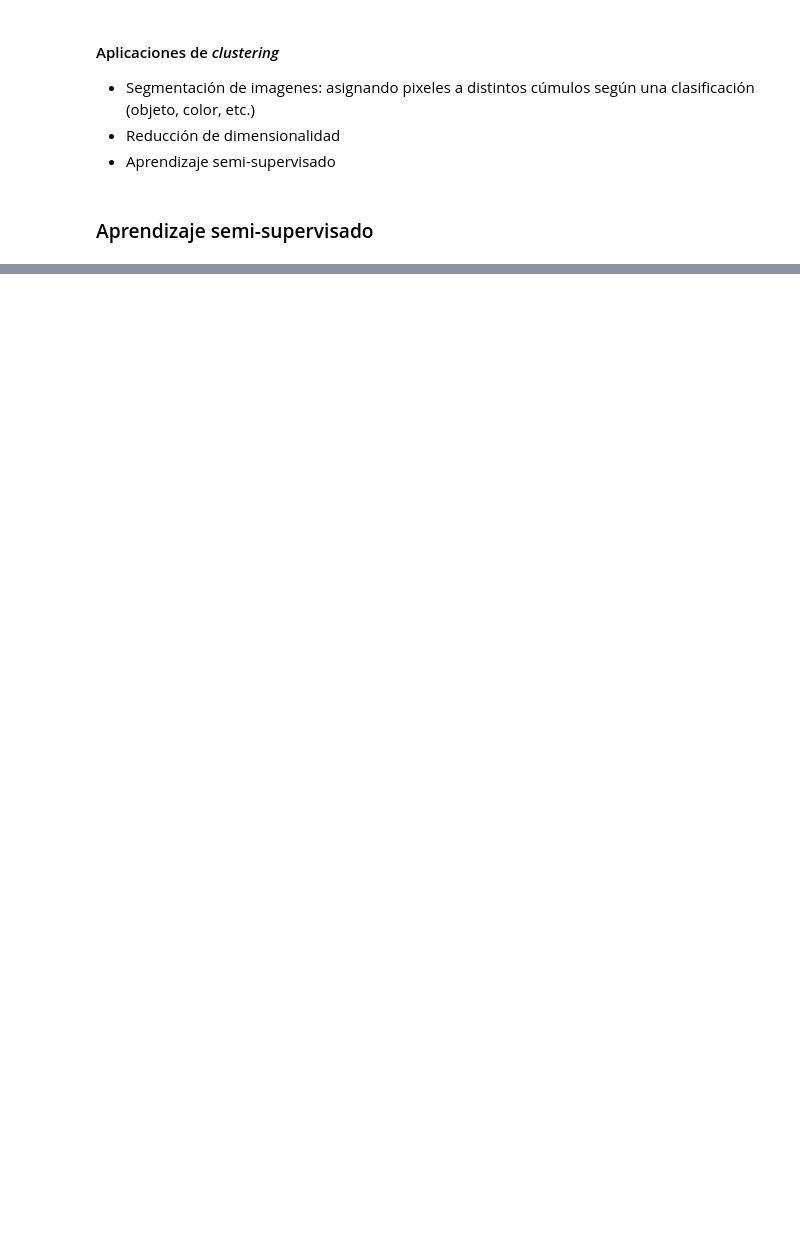
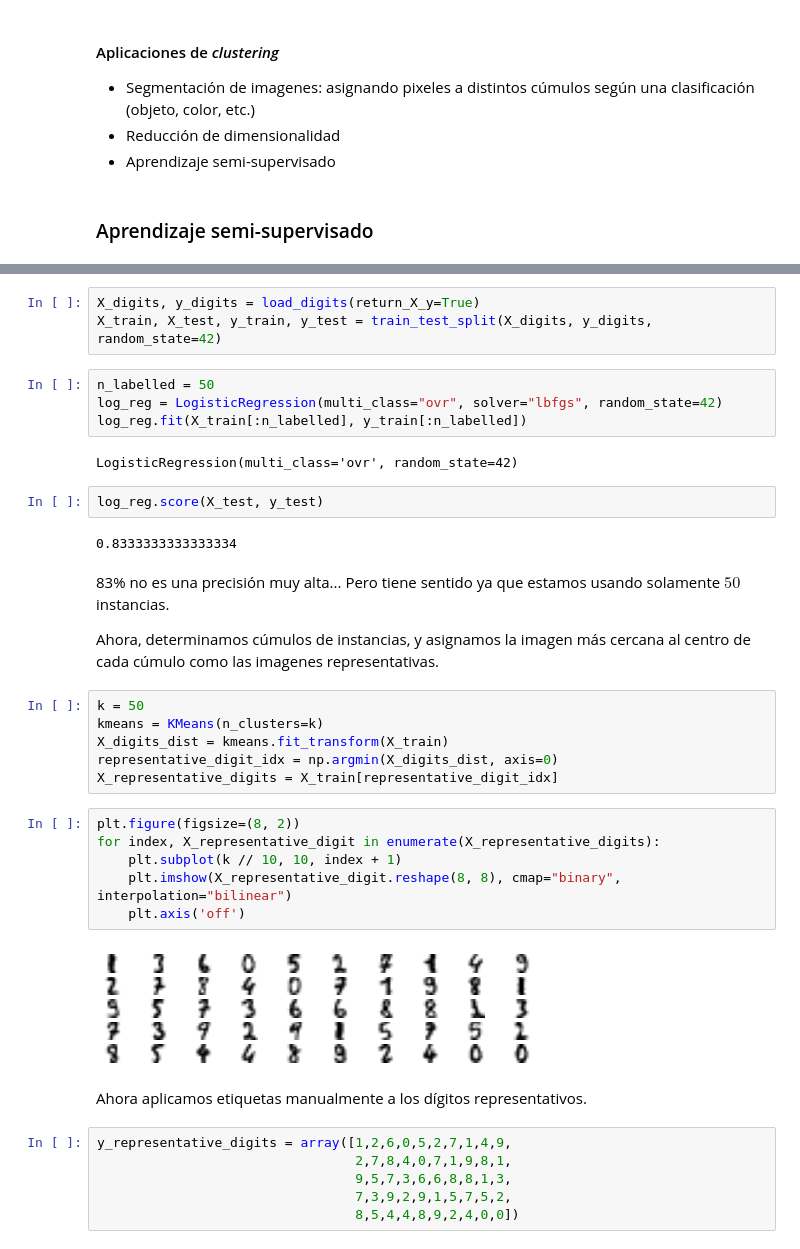
Before and after one commit to graemecan/machine_learning, a Jupyter notebook: 09_aprendizaje_sin_supervision.ipynb, the cells around one changed output, grey strips where cells are left out. Drawn from its saved outputs; the diff is of its cells as text; blank space fills up the shorter version.

```diff
--- a/09_aprendizaje_sin_supervision.ipynb
+++ b/09_aprendizaje_sin_supervision.ipynb
@@ -198,0 +209,39 @@ En el caso de $k=4$ hay un cúmulo un poco grande, así que $k=5$ es mejor.
+# %%
+X_digits, y_digits = load_digits(return_X_y=True)
+X_train, X_test, y_train, y_test = train_test_split(X_digits, y_digits, random_state=42)
+# %%
+n_labelled = 50
+log_reg = LogisticRegression(multi_class="ovr", solver="lbfgs", random_state=42)
+log_reg.fit(X_train[:n_labelled], y_train[:n_labelled])
+# %% [output]
+LogisticRegression(multi_class='ovr', random_state=42)
+# %%
+log_reg.score(X_test, y_test)
+# %% [output]
+0.8333333333333334
+# %% [markdown]
+83% no es una precisión muy alta... Pero tiene sentido ya que estamos usando solamente $50$ instancias.
+
+Ahora, determinamos cúmulos de instancias, y asignamos la imagen más cercana al centro de cada cúmulo como las imagenes representativas.
+# %%
+k = 50
+kmeans = KMeans(n_clusters=k)
+X_digits_dist = kmeans.fit_transform(X_train)
+representative_digit_idx = np.argmin(X_digits_dist, axis=0)
+X_representative_digits = X_train[representative_digit_idx]
+# %%
+plt.figure(figsize=(8, 2))
+for index, X_representative_digit in enumerate(X_representative_digits):
+    plt.subplot(k // 10, 10, index + 1)
+    plt.imshow(X_representative_digit.reshape(8, 8), cmap="binary", interpolation="bilinear")
+    plt.axis('off')
+# %% [output]
+[figure, added]
+# %% [markdown]
+Ahora aplicamos etiquetas manualmente a los dígitos representativos.
+# %%
+y_representative_digits = array([1,2,6,0,5,2,7,1,4,9,
+                                 2,7,8,4,0,7,1,9,8,1,
+                                 9,5,7,3,6,6,8,8,1,3,
+                                 7,3,9,2,9,1,5,7,5,2,
+                                 8,5,4,4,8,9,2,4,0,0])
```
Also changed, not shown: parts of 35 cells of this notebook, 2 other files.
